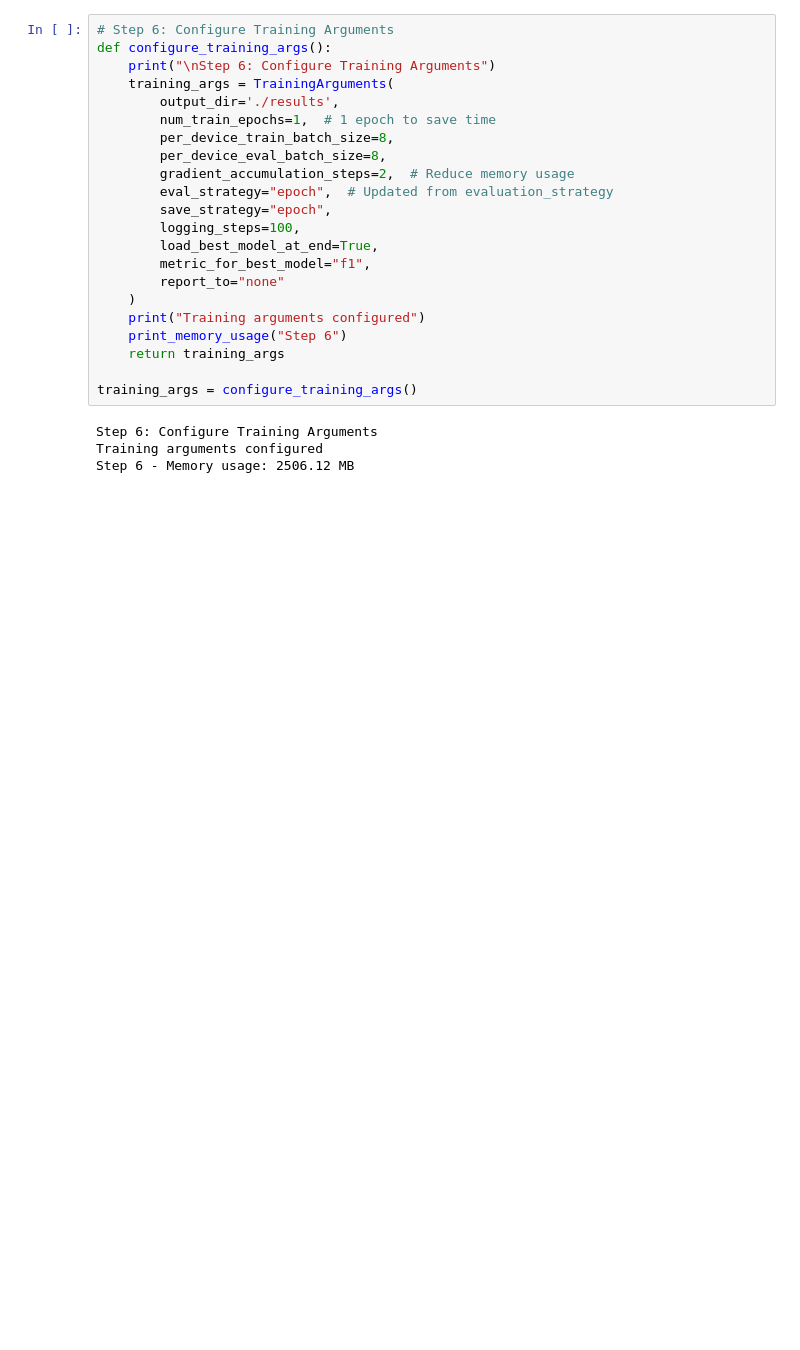
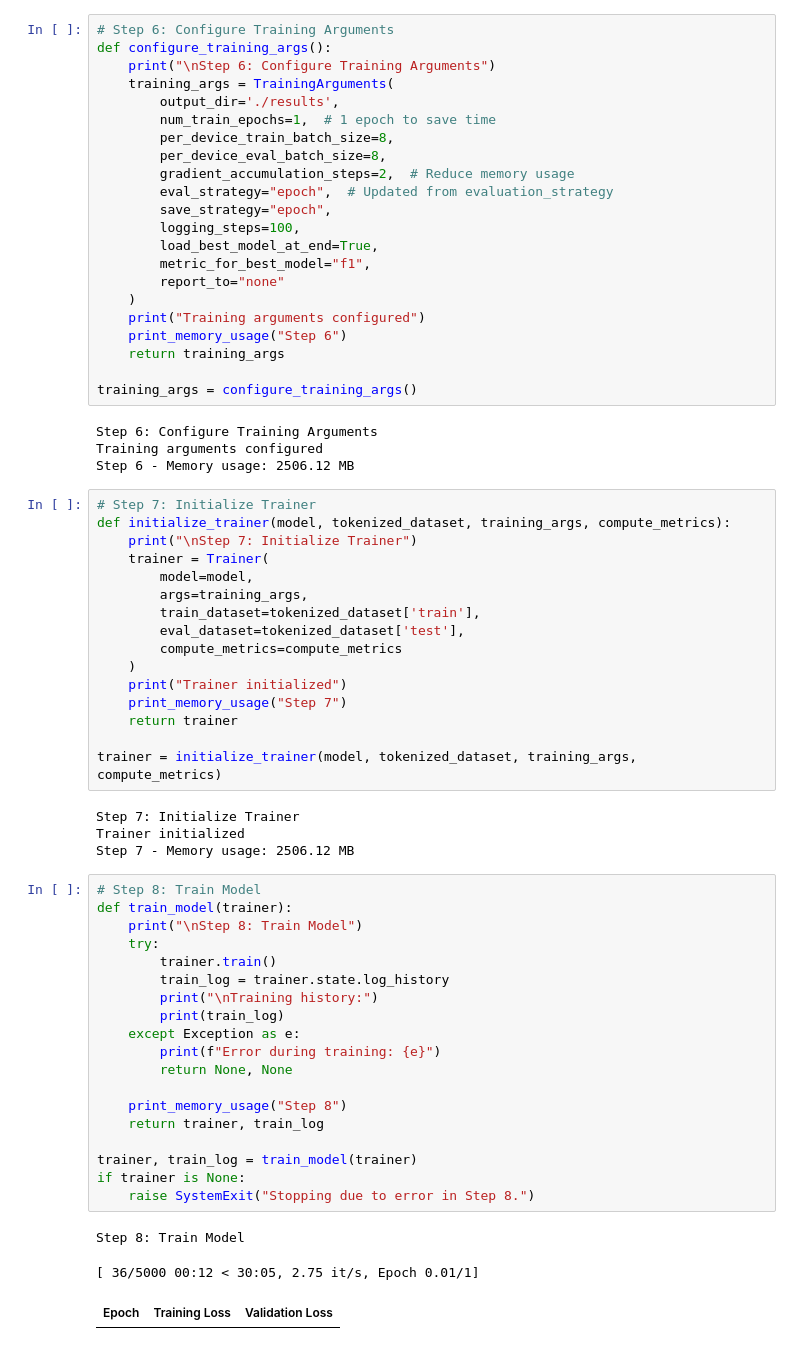
Before and after one commit to fjadidi2001/Cyber-Attack-Detection, a Jupyter notebook: CyberAttackDetection.ipynb, the cells around one changed output. Saved outputs shown, nothing was run; the diff lists cells and outputs as text; blank space fills up the shorter version.

Commit message:
# Step 8: Train Model

```diff
--- a/CyberAttackDetection.ipynb
+++ b/CyberAttackDetection.ipynb
@@ -747,3 +747,46 @@ training_args = configure_training_args()
 Step 6: Configure Training Arguments
 Training arguments configured
 Step 6 - Memory usage: 2506.12 MB
+# %%
+# Step 7: Initialize Trainer
+def initialize_trainer(model, tokenized_dataset, training_args, compute_metrics):
+    print("\nStep 7: Initialize Trainer")
+    trainer = Trainer(
+        model=model,
+        args=training_args,
+        train_dataset=tokenized_dataset['train'],
+        eval_dataset=tokenized_dataset['test'],
+        compute_metrics=compute_metrics
+    )
+    print("Trainer initialized")
+    print_memory_usage("Step 7")
+    return trainer
+
+trainer = initialize_trainer(model, tokenized_dataset, training_args, compute_metrics)
+# %% [output]
+Step 7: Initialize Trainer
+Trainer initialized
+Step 7 - Memory usage: 2506.12 MB
+# %%
+# Step 8: Train Model
+def train_model(trainer):
+    print("\nStep 8: Train Model")
+    try:
+        trainer.train()
+        train_log = trainer.state.log_history
+        print("\nTraining history:")
+        print(train_log)
+    except Exception as e:
+        print(f"Error during training: {e}")
+        return None, None
+
+    print_memory_usage("Step 8")
+    return trainer, train_log
+
+trainer, train_log = train_model(trainer)
+if trainer is None:
+    raise SystemExit("Stopping due to error in Step 8.")
+# %% [output]
+Step 8: Train Model
+[ 36/5000 00:12 < 30:05, 2.75 it/s, Epoch 0.01/1]
+| Epoch | Training Loss | Validation Loss |
```
